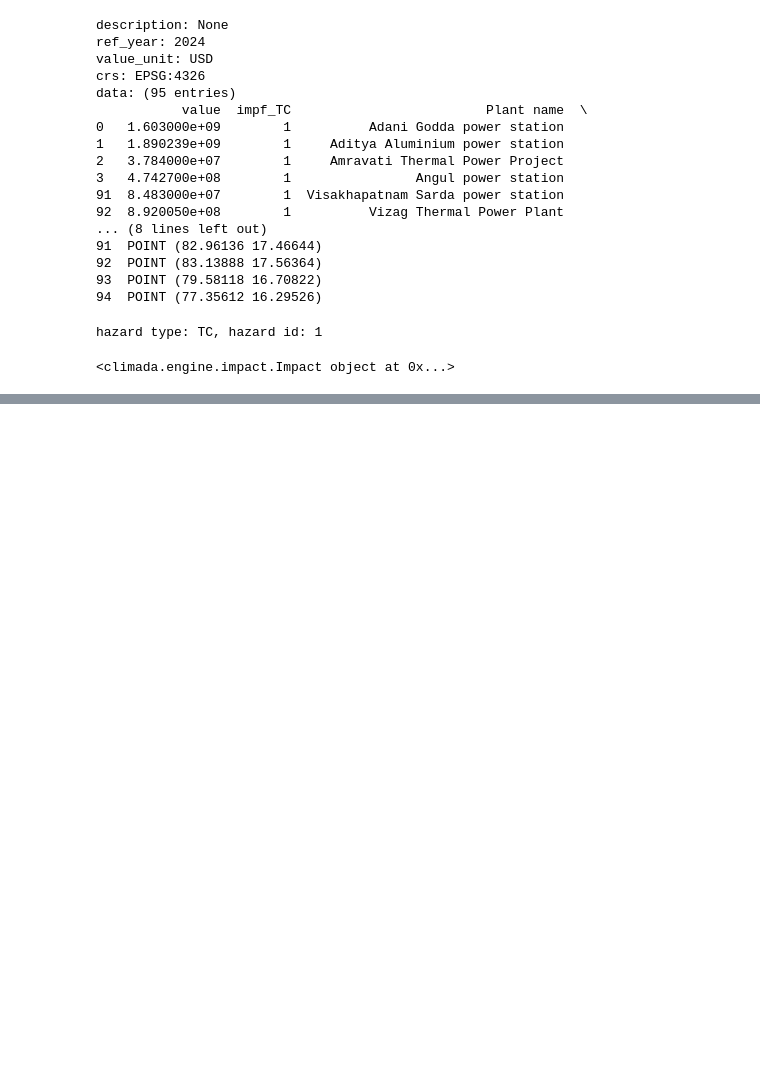
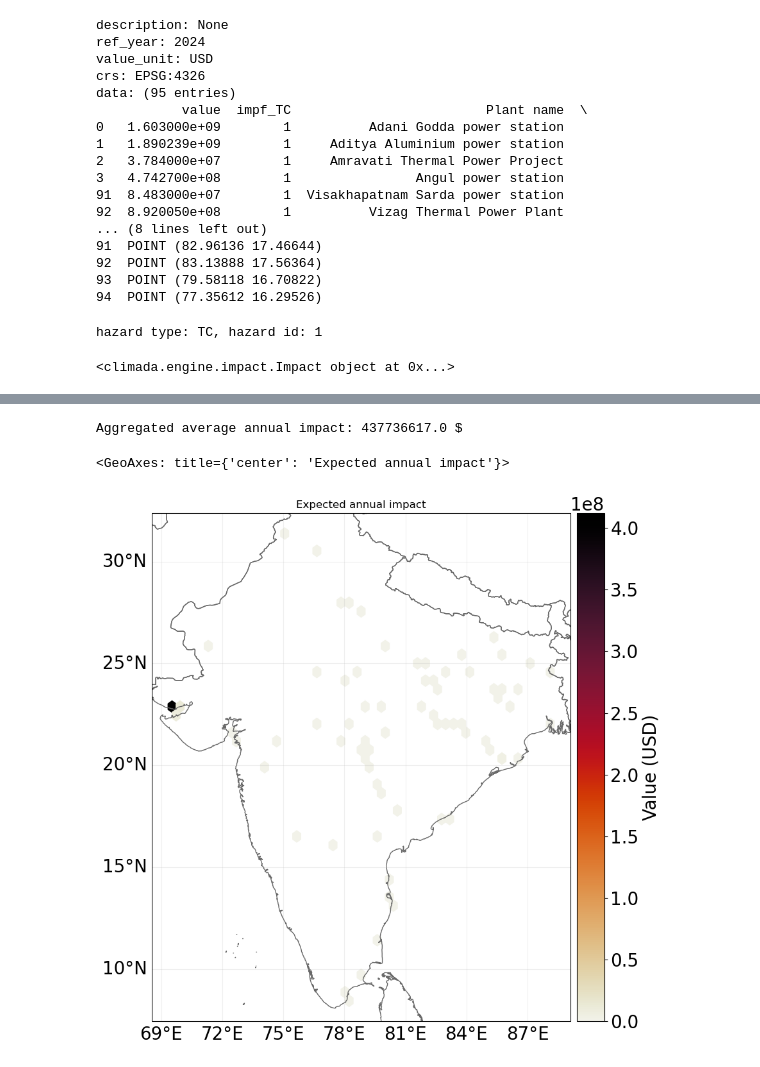
Before and after one commit to Moqian1122/TCRiskIndia, a Jupyter notebook: simulation.ipynb, the cells around one changed output, grey strips where cells are left out. Saved outputs shown, nothing was run; the diff lists cells and outputs as text; code cells hidden in the pictures; blank space fills up the shorter version.

```diff
--- a/simulation.ipynb
+++ b/simulation.ipynb
@@ -127,0 +105,32 @@ imp.plot_hexbin_eai_exposure(buffer=1, pop_name=False);
+# %%
+# Generate
+
+RP5, RP10, RP100, RP200 =[], [], [], []
+
+i=0
+while i<=4:
+    RP5.append(i)
+    i+=1
+
+i=0
+while i<=9:
+    RP10.append(i)
+    i+=1
+
+i=0
+while i<=99:
+    RP100.append(i)
+    i+=1
+
+i=0
+while i<=199:
+    RP200.append(i)
+    i+=1
+# %%
+tracks_sync_5yr = TCTracks.from_simulations_storm('syn_tracks/STORM_DATA_IBTRACS_NI_1000_YEARS_0.txt',years=RP5)
+# %%
+impact_visual(tracks_sync_5yr)
+# %% [output]
+Aggregated average annual impact: 437736617.0 $
+<GeoAxes: title={'center': 'Expected annual impact'}>
+[figure, added]
```
Also changed, not shown: parts of 14 cells of this notebook, 1 other file.
